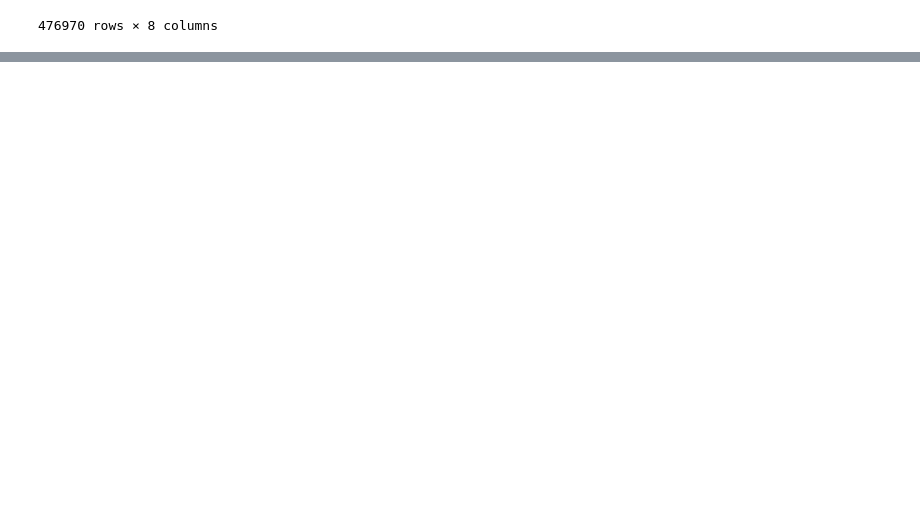
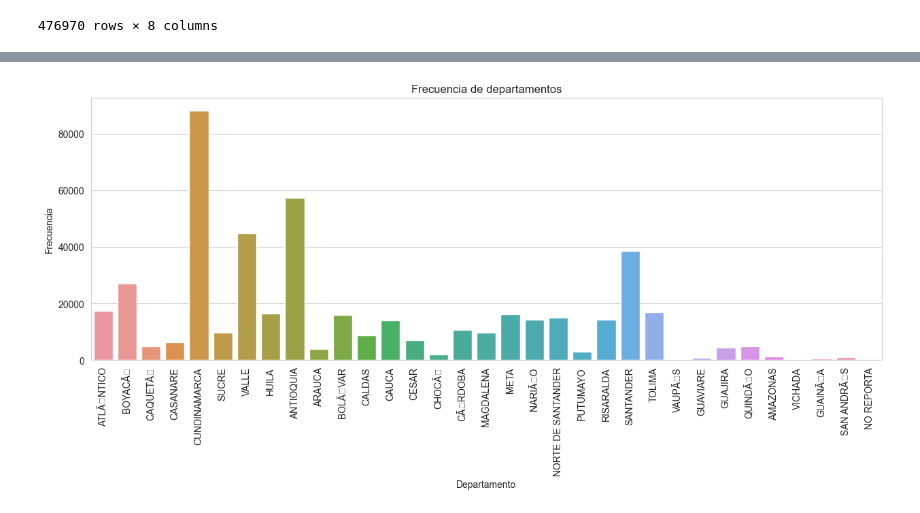
Before and after one commit to Hotcer/ProyectoEDA, a Jupyter notebook: P_violencia.ipynb, the cells around one changed output, grey strips where cells are left out. Drawn from its saved outputs; the diff is of its cells as text; code cells hidden in the pictures; blank space fills up the shorter version.

```diff
--- a/P_violencia.ipynb
+++ b/P_violencia.ipynb
@@ -97,0 +102,10 @@ plt.show()
+# %%
+plt.figure(figsize=(15, 5))
+sns.countplot(x=df_copia['DEPARTAMENTO'])
+plt.xticks(rotation=90)
+plt.xlabel('Departamento')
+plt.ylabel('Frecuencia')
+plt.title('Frecuencia de departamentos')
+plt.show()
+# %% [output]
+[figure, added]
```
Also changed, not shown: parts of 1 cell of this notebook.
